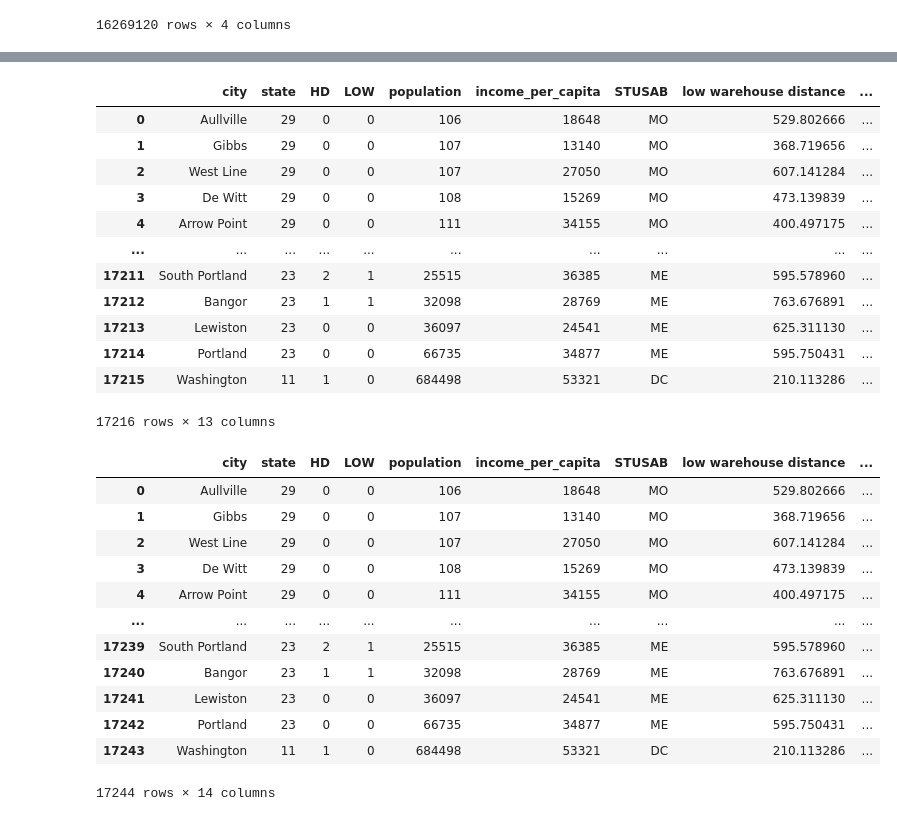
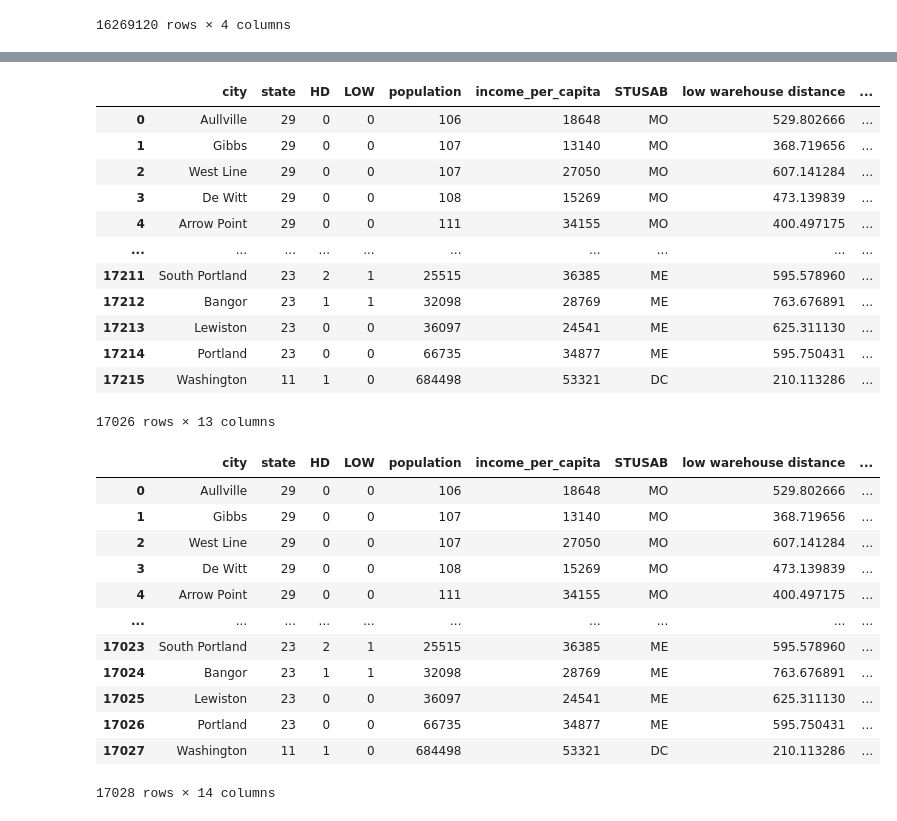
Before and after one commit to ericschulman/entry_games, a Jupyter notebook: estimation/CDP_CBSA.ipynb, the cells around one changed output, grey strips where cells are left out. Saved outputs shown, nothing was run; the diff lists cells and outputs as text; code cells hidden in the pictures.

```diff
--- a/estimation/CDP_CBSA.ipynb
+++ b/estimation/CDP_CBSA.ipynb
@@ -14,7 +11,7 @@ entry2_data = pd.read_csv("entry_loc2.csv")
 CBSA = pd.read_csv("CBSA.csv")
 # %%
 # Clean up CDP city name2s
-lst = [' city',' village',' CDP',' town',' borough',' city and borough']
+lst = [' city',' village',' CDP',' town',' borough',' city and borough', ' municipality', ' urban county']
 entry2_data['city']= entry2_data['city'].str.strip()
 entry2_data['city'] = entry2_data['city'].replace(lst,'', regex=True)
 entry2_data['city']= entry2_data['city'].str.strip()
@@ -167,6 +164,6 @@ merged
 # %%
-"""merged['lst'] = merged['NAME'].str.split('-|, ')
+merged['lst'] = merged['NAME'].str.split('-|, ')
 merged['checkisin'] = [c in l for c, l in zip(merged['city'], merged['lst'])]
 merged = merged.loc[merged.checkisin]
-merged"""
+merged
 # %% [output]
@@ -198,10 +217,11 @@ merged.to_csv('merged.csv')
 # %%
 # Clean up entry data to merge with store sums
 entry2_data = pd.read_csv("entry_loc2.csv")
-lst = [' city',' village',' CDP',' town', ' borough', ' city and borough']
+lst = [' city',' village',' CDP',' town', ' borough', ' city and borough', ' municipality', ' urban county']
 entry2_data['city'] = entry2_data['city'].replace(lst,'', regex=True)
 entry2_data['city']= entry2_data['city'].str.strip()
-entry2_data['city']
+remove_states = [2, 15]
+entry2_data = entry2_data[~entry2_data['state'].isin(remove_states)]
 entry2_data
 # %% [output]
 |  | Column1 | Unnamed: 0 | city | state | HD | LOW | population | income_per_capita | under44_1 | ... |
@@ -233,24 +253,24 @@ entry2_data
 | 17213 | Lewiston | 23 | 0 | 0 | 36097 | 24541 | ME | 625.311130 | ... |
 | 17214 | Portland | 23 | 0 | 0 | 66735 | 34877 | ME | 595.750431 | ... |
 | 17215 | Washington | 11 | 1 | 0 | 684498 | 53321 | DC | 210.113286 | ... |
-17216 rows × 13 columns
+17026 rows × 13 columns
 # %%
-merged2 = entry2_data.merge(merged,how='left',on=['STUSAB','city'])
+merged2 = entry2_data.merge(merged,how='left',on=['STUSAB','city']).drop_duplicates()
 merged2
 # %% [output]
 |  | city | state | HD | LOW | population | income_per_capita | STUSAB | low warehouse distance | ... |
 | 0 | Aullville | 29 | 0 | 0 | 106 | 18648 | MO | 529.802666 | ... |
 | 1 | Gibbs | 29 | 0 | 0 | 107 | 13140 | MO | 368.719656 | ... |
 | 2 | West Line | 29 | 0 | 0 | 107 | 27050 | MO | 607.141284 | ... |
 | 3 | De Witt | 29 | 0 | 0 | 108 | 15269 | MO | 473.139839 | ... |
 | 4 | Arrow Point | 29 | 0 | 0 | 111 | 34155 | MO | 400.497175 | ... |
 | ... | ... | ... | ... | ... | ... | ... | ... | ... | ... |
-| 17239 | South Portland | 23 | 2 | 1 | 25515 | 36385 | ME | 595.578960 | ... |
-| 17240 | Bangor | 23 | 1 | 1 | 32098 | 28769 | ME | 763.676891 | ... |
-| 17241 | Lewiston | 23 | 0 | 0 | 36097 | 24541 | ME | 625.311130 | ... |
-| 17242 | Portland | 23 | 0 | 0 | 66735 | 34877 | ME | 595.750431 | ... |
-| 17243 | Washington | 11 | 1 | 0 | 684498 | 53321 | DC | 210.113286 | ... |
+| 17023 | South Portland | 23 | 2 | 1 | 25515 | 36385 | ME | 595.578960 | ... |
+| 17024 | Bangor | 23 | 1 | 1 | 32098 | 28769 | ME | 763.676891 | ... |
+| 17025 | Lewiston | 23 | 0 | 0 | 36097 | 24541 | ME | 625.311130 | ... |
+| 17026 | Portland | 23 | 0 | 0 | 66735 | 34877 | ME | 595.750431 | ... |
+| 17027 | Washington | 11 | 1 | 0 | 684498 | 53321 | DC | 210.113286 | ... |
-17244 rows × 14 columns
+17028 rows × 14 columns
 # %%
 # Group data and compute max
 merged_grouped_max = merged2.groupby(['NAME']).max().reset_index()
```
Also changed, not shown: parts of 15 cells of this notebook, 4 other files.
